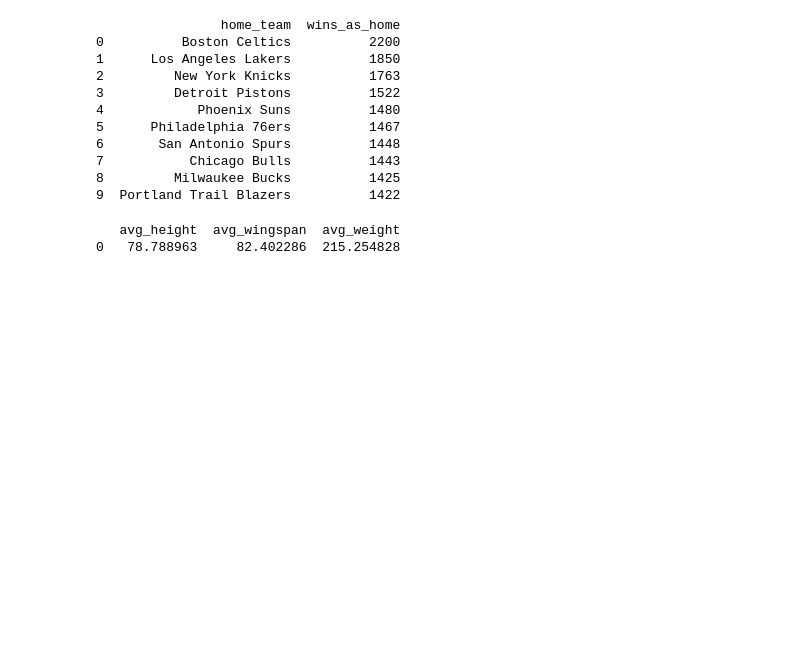
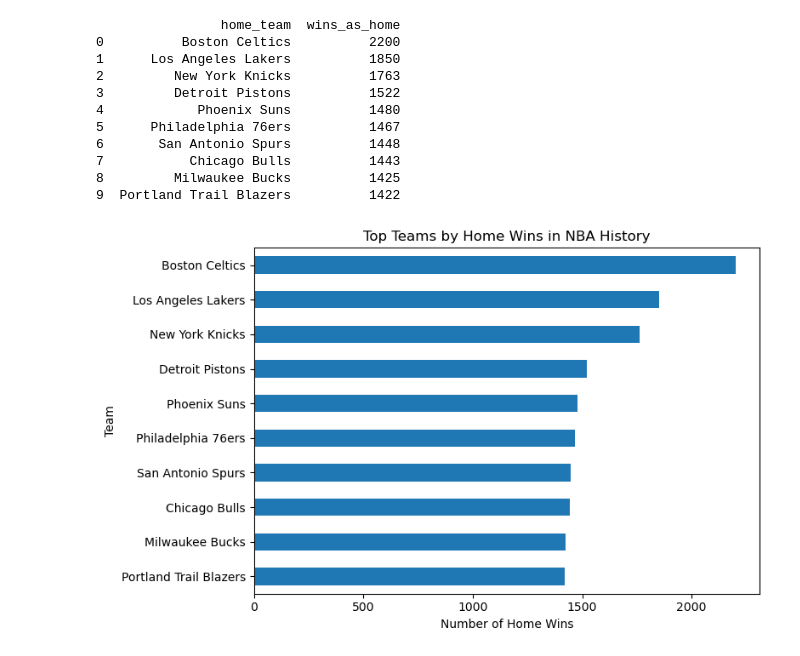
Before and after one commit to phyyl673/ps_2_ex3_database-A1, a Jupyter notebook: warm_up.ipynb, the cells around one changed output. Cells and saved outputs as stored; diff of their text form; code cells hidden in the pictures; blank space fills up the shorter version.

```diff
--- a/warm_up.ipynb
+++ b/warm_up.ipynb
@@ -143,6 +144,7 @@ LIMIT 10;
 """
 
 print(pd.read_sql(query, con))
+df = pd.read_sql(query, con)
 # %% [output]
                 home_team  wins_as_home
 0          Boston Celtics          2200
@@ -155,17 +157,14 @@ print(pd.read_sql(query, con))
 7           Chicago Bulls          1443
 8         Milwaukee Bucks          1425
 9  Portland Trail Blazers          1422
-# %%
-#Insight 2: Average Physical Measurements of NBA Prospects
-query = """
-SELECT
-    AVG(height_w_shoes) AS avg_height,
-    AVG(wingspan) AS avg_wingspan,
-    AVG(weight) AS avg_weight
-FROM draft_combine_stats;
-"""
-
-print(pd.read_sql(query, con))
-# %% [output]
-   avg_height  avg_wingspan  avg_weight
-0   78.788963     82.402286  215.254828
+# %%
+
+df.plot(kind="barh", x="home_team", y="wins_as_home", legend=False, figsize=(8,5))
+plt.title("Top Teams by Home Wins in NBA History")
+plt.xlabel("Number of Home Wins")
+plt.ylabel("Team")
+plt.gca().invert_yaxis()
+plt.tight_layout()
+plt.show()
+# %% [output]
+[figure, added]
```
Also changed, not shown: parts of 12 cells of this notebook, 3 other files.
